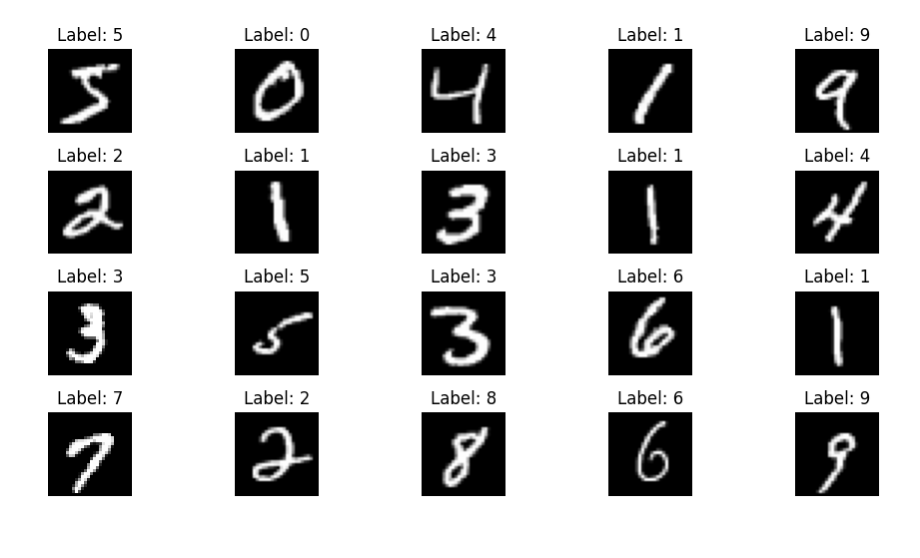
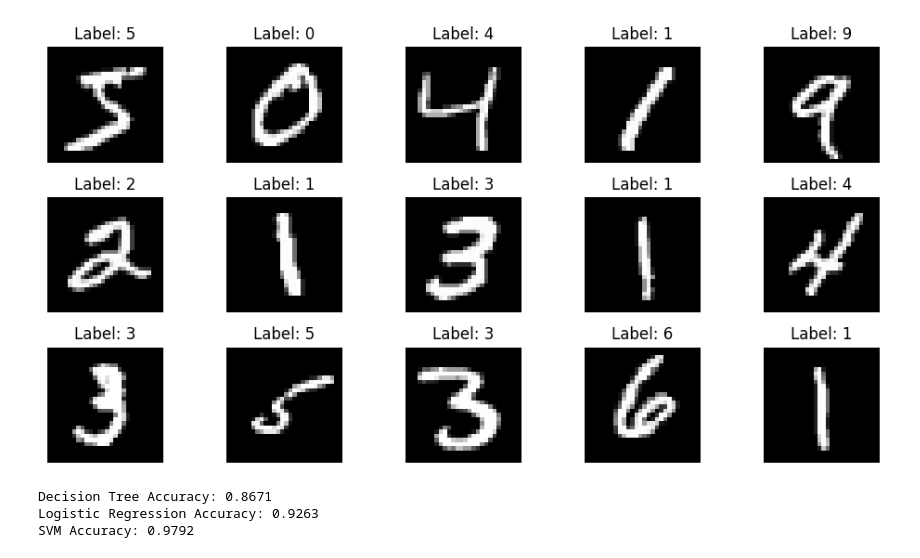
Before and after one commit to Akash22104/AIML, a Jupyter notebook: Ensemble_learning.ipynb, the cells around one changed output. Cells and saved outputs as stored; diff of their text form; code cells hidden in the pictures.

```diff
--- a/Ensemble_learning.ipynb
+++ b/Ensemble_learning.ipynb
@@ -8,23 +9,39 @@ from sklearn.metrics import accuracy_score,confusion_matrix,classification_repor
 # %%
-#Load MNIST dataset:
-mnist = fetch_openml('mnist_784',version=1,as_frame=False)
-X,y = mnist.data, mnist.target
-
+# Load MNIST dataset
+mnist = fetch_openml('mnist_784', version=1, as_frame=False)
+X, y = mnist.data, mnist.target
 # Convert to numpy arrays and proper types
-X = X.astype('float32')
+X = X.astype('float32') / 255.0  # Normalize pixel values to [0,1]
 y = y.astype('int8')
-
 # Split into train/test (MNIST comes pre-split)
-X_train,X_test,y_train,y_test = X[:6000],X[60000:],y[:60000],y[60000:]
-
+X_train, X_test, y_train, y_test = X[:60000], X[60000:], y[:60000], y[60000:]
 # Visualize sample digits
 plt.figure(figsize=(10,5))
-for i in range(20):
-    plt.subplot(4,5,i+1)
-    plt.imshow(X_train[i].reshape(28,28),cmap='gray')
+for i in range(15):
+    plt.subplot(3,5,i+1)
+    plt.imshow(X_train[i].reshape(28,28), cmap='gray')
     plt.title(f"Label: {y_train[i]}")
     plt.axis('off')
 plt.tight_layout()
 plt.show()
 # %% [output]
-[figure, old version]
+[figure, new version]
+# %%
+from sklearn.tree import DecisionTreeClassifier
+from sklearn.linear_model import LogisticRegression
+from sklearn.svm import SVC
+# Initialize models
+dt = DecisionTreeClassifier(max_depth=10)
+lr = LogisticRegression(max_iter=1000, solver='lbfgs')
+svm = SVC(kernel='rbf', gamma='scale', probability=True)
+# Train and evaluate
+models = {'Decision Tree': dt, 'Logistic Regression': lr, 'SVM': svm}
+for name, model in models.items():
+    model.fit(X_train, y_train)
+    y_pred = model.predict(X_test)
+    acc = accuracy_score(y_test, y_pred)
+    print(f"{name} Accuracy: {acc:.4f}")
+# %% [output]
+Decision Tree Accuracy: 0.8671
+Logistic Regression Accuracy: 0.9263
+SVM Accuracy: 0.9792
```
Also changed, not shown: parts of 8 cells of this notebook, 1 other file.
